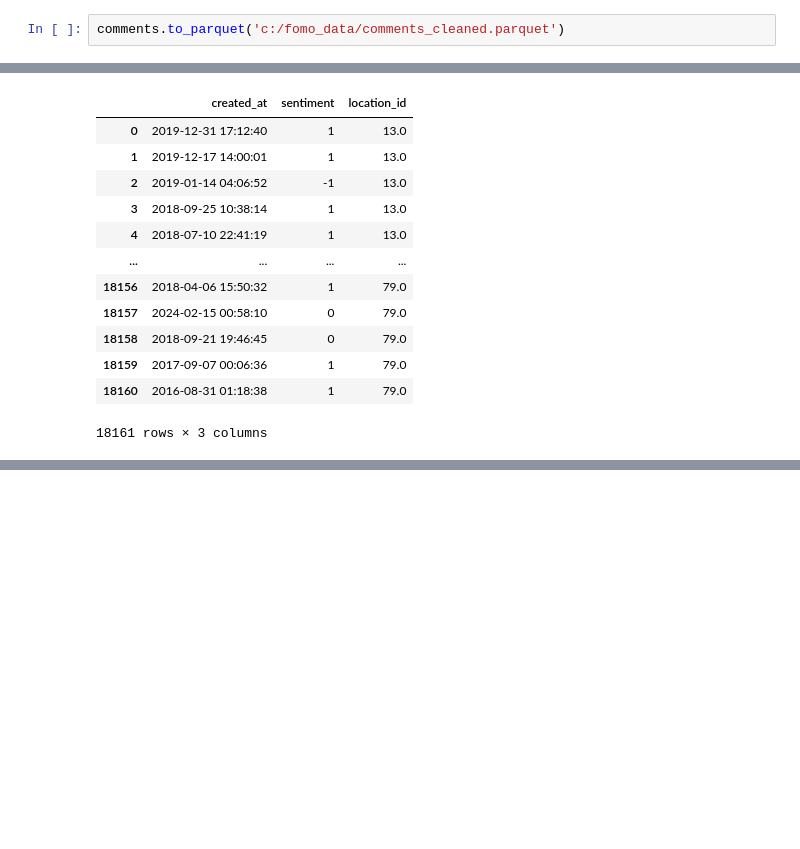
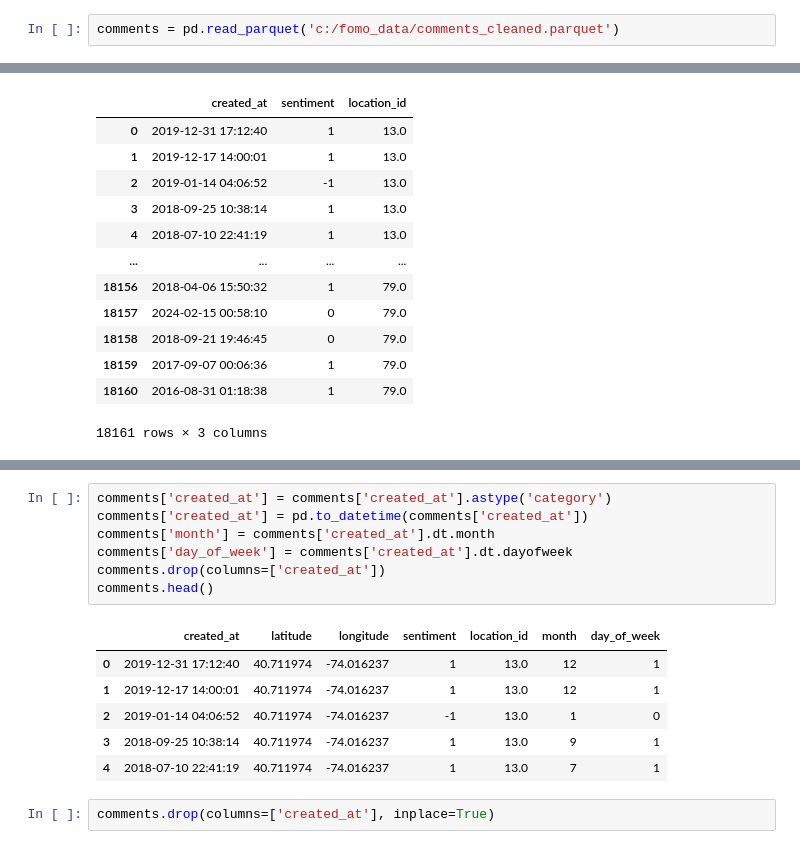
Before and after one commit to t-acheson/project2-fomo, a Jupyter notebook: data/comments.ipynb, the cells around one changed output, grey strips where cells are left out. Saved outputs shown, nothing was run; the diff lists cells and outputs as text; blank space fills up the shorter version.

Commit message:
sentiment values added

```diff
--- a/data/comments.ipynb
+++ b/data/comments.ipynb
@@ -70,7 +71,7 @@ comments.head()
 | 3 | 2018-09-25 10:38:14 | 40.711974 | -74.016237 | 1 | 13.0 |
 | 4 | 2018-07-10 22:41:19 | 40.711974 | -74.016237 | 1 | 13.0 |
 # %%
-comments.to_parquet('c:/fomo_data/comments_cleaned.parquet')
+comments = pd.read_parquet('c:/fomo_data/comments_cleaned.parquet')
 # %%
 comments.drop(columns=['latitude', 'longitude'])
 # %% [output]
@@ -89,0 +136,16 @@ comments.drop(columns=['latitude', 'longitude'])
+# %%
+comments['created_at'] = comments['created_at'].astype('category')
+comments['created_at'] = pd.to_datetime(comments['created_at'])
+comments['month'] = comments['created_at'].dt.month
+comments['day_of_week'] = comments['created_at'].dt.dayofweek
+comments.drop(columns=['created_at'])
+comments.head()
+# %% [output]
+|  | created_at | latitude | longitude | sentiment | location_id | month | day_of_week |
+| 0 | 2019-12-31 17:12:40 | 40.711974 | -74.016237 | 1 | 13.0 | 12 | 1 |
+| 1 | 2019-12-17 14:00:01 | 40.711974 | -74.016237 | 1 | 13.0 | 12 | 1 |
+| 2 | 2019-01-14 04:06:52 | 40.711974 | -74.016237 | -1 | 13.0 | 1 | 0 |
+| 3 | 2018-09-25 10:38:14 | 40.711974 | -74.016237 | 1 | 13.0 | 9 | 1 |
+| 4 | 2018-07-10 22:41:19 | 40.711974 | -74.016237 | 1 | 13.0 | 7 | 1 |
+# %%
+comments.drop(columns=['created_at'], inplace=True)
```
Also changed, not shown: parts of 12 cells of this notebook, 1 other file.
